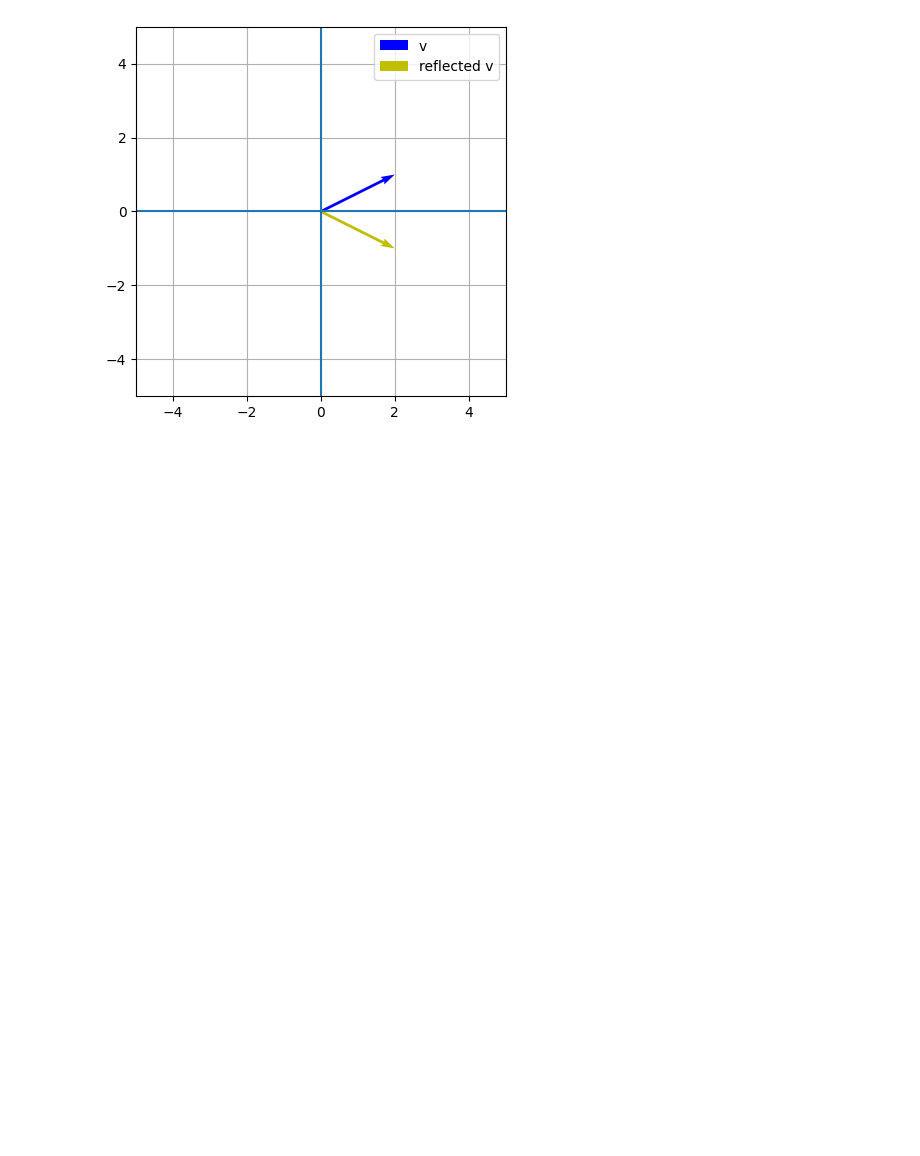
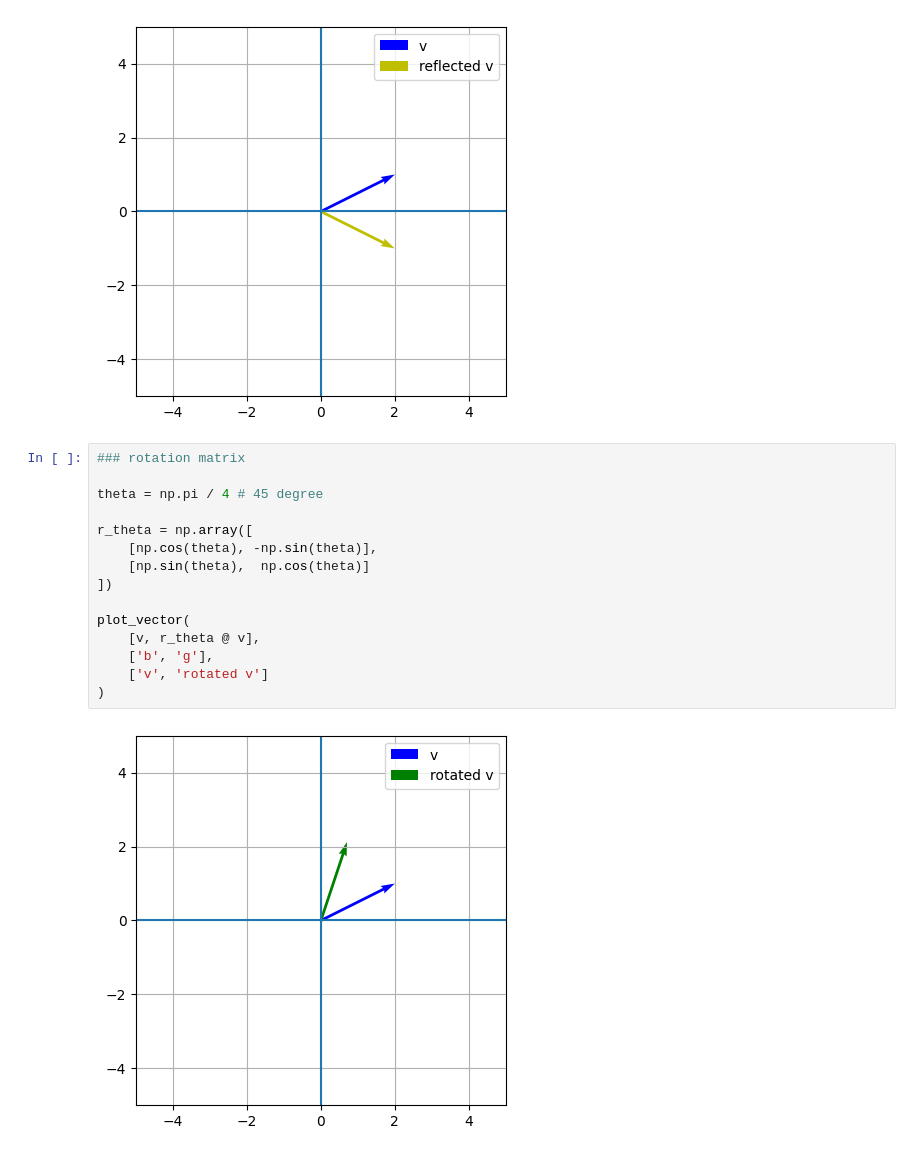
Before and after one commit to cmd-cosmos/scientific-computing, a Jupyter notebook: ML-DL/misc/matrix_transoformations.ipynb, the cells around one changed output. Drawn from its saved outputs; the diff is of its cells as text; blank space fills up the shorter version.

Commit message:
rotation matrix to rotate a matrix by theta

```diff
--- a/ML-DL/misc/matrix_transoformations.ipynb
+++ b/ML-DL/misc/matrix_transoformations.ipynb
@@ -108,3 +108,20 @@ plot_vector([v, reflect @ v],
             )
 # %% [output]
 [figure]
+# %%
+### rotation matrix
+
+theta = np.pi / 4 # 45 degree
+
+r_theta = np.array([
+    [np.cos(theta), -np.sin(theta)],
+    [np.sin(theta),  np.cos(theta)]
+])
+
+plot_vector(
+    [v, r_theta @ v],
+    ['b', 'g'],
+    ['v', 'rotated v']
+)
+# %% [output]
+[figure, added]
```
